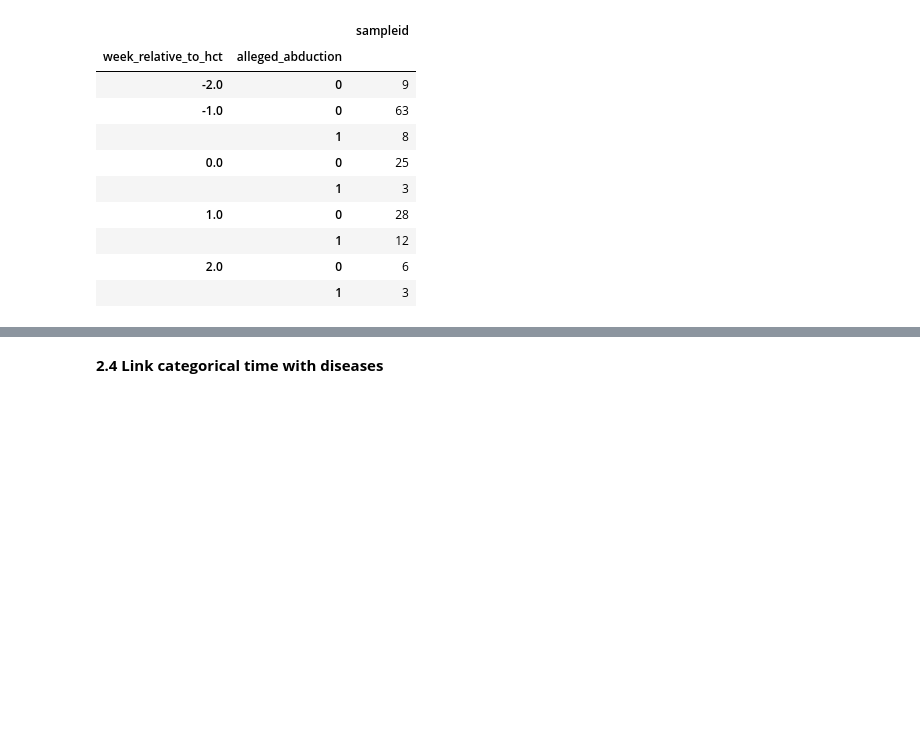
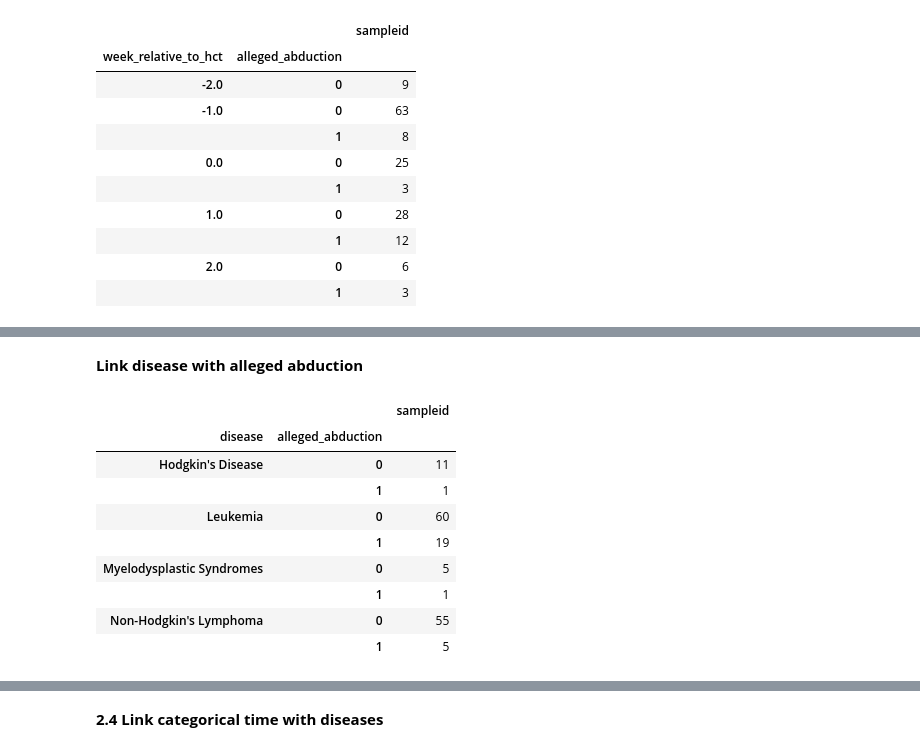
Before and after one commit to banucavlak/alien-cancer-cure, a Jupyter notebook: metadata_analysis.ipynb, the cells around one changed output, grey strips where cells are left out. Cells and saved outputs as stored; diff of their text form; code cells hidden in the pictures; blank space fills up the shorter version.

```diff
--- a/metadata_analysis.ipynb
+++ b/metadata_analysis.ipynb
@@ -9,7 +11,7 @@ import matplotlib.pyplot as plt
 # %% [markdown]
 ### **1 Reading Metadata File**
 # %%
-df_meta = pd.read_csv('data/sample_metadata.tsv', sep='\t')
+df_meta = pd.read_csv('Alien_data/sample_metadata.tsv', sep='\t')
 df_meta.head()
 # %% [output]
 |  | sampleid | stool_consistency | hct_source | disease | categorical_time_relative_to_engr... | week_relative_to_hct | ... |
@@ -355,0 +371,17 @@ df_ab_samples
+# %% [markdown]
+**Link disease with alleged abduction**
+# %%
+df_ab_samples_3 = df_meta[['disease', 'alleged_abduction', 'sampleid']]
+df_ab_samples_3 = df_ab_samples_3.groupby(['disease', 'alleged_abduction']).count()
+df_ab_samples_3
+# %% [output]
+|  |  | sampleid |
+| disease | alleged_abduction |  |
+| Hodgkin's Disease | 0 | 11 |
+|  | 1 | 1 |
+| Leukemia | 0 | 60 |
+|  | 1 | 19 |
+| Myelodysplastic Syndromes | 0 | 5 |
+|  | 1 | 1 |
+| Non-Hodgkin's Lymphoma | 0 | 55 |
+|  | 1 | 5 |
```
Also changed, not shown: parts of 8 cells of this notebook.
